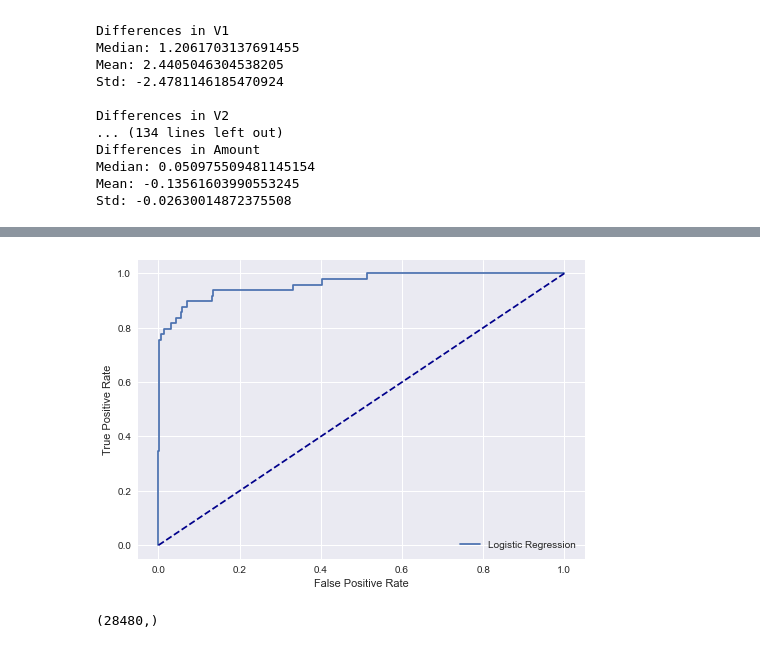
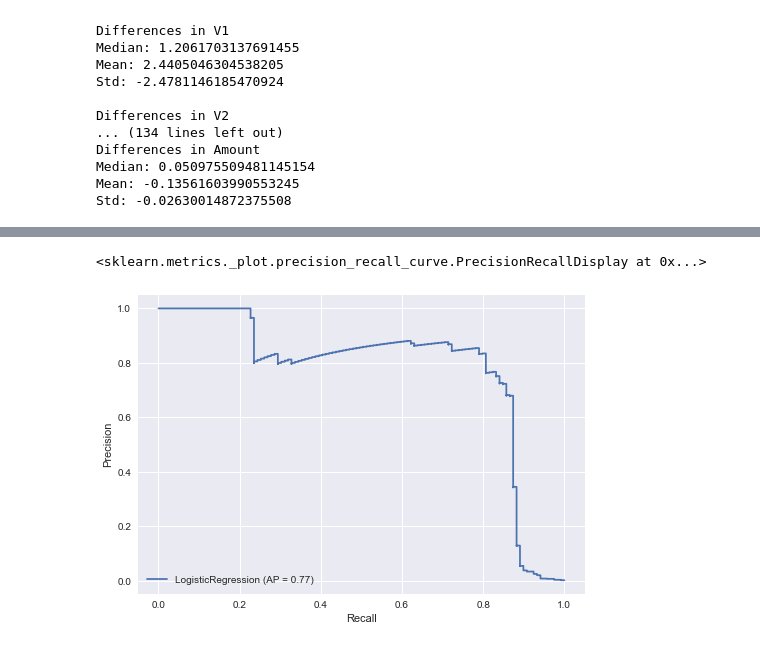
Before and after one commit to bjarnemu/aml2021finalproject, a Jupyter notebook: krog_main.ipynb, the cells around one changed output, grey strips where cells are left out. Cells and saved outputs as stored; diff of their text form; code cells hidden in the pictures.

Commit message:
Added metrics

```diff
--- a/krog_main.ipynb
+++ b/krog_main.ipynb
@@ -90,15 +81,2 @@ top10 = ['V3', 'V4', 'V7', 'V10', 'V11', 'V12', 'V14', 'V16', 'V17', 'V18']
 X = normalized_records[top10].to_numpy()
 y = targets.to_numpy()
-# %%
-skf = StratifiedKFold(n_splits=10)
-lrg = LogisticRegression()
-accuracies = []
-for train_index, test_index in tqdm(skf.split(X,y)):
-    #print("TRAIN:", train_index, "TEST:", test_index)
-    X_train, X_test = X[train_index], X[test_index]
-    y_train, y_test = y[train_index], y[test_index]
-
-    lrg.fit(X_train, y_train)
-    accuracies.append(lrg.score(X_test, y_test))
-
-print("Mean Logistic Regression Accuracy:", np.mean(accuracies))
@@ -125,8 +234,5 @@ def create_roc_curve(preds, targets, label="", title=""):
 # %%
-create_roc_curve(lrg.predict_proba(X_test)[:,1], y_test, label="Logistic Regression")
+plot_precision_recall_curve(lrg, X_test, y_test)
 # %% [output]
+<sklearn.metrics._plot.precision_recall_curve.PrecisionRecallDisplay at 0x...>
-[figure, old version]
+[figure, new version]
-# %%
-lrg.predict_proba(X_test)[:,1].shape
-# %% [output]
-(28480,)
```
Also changed, not shown: parts of 13 cells of this notebook.
